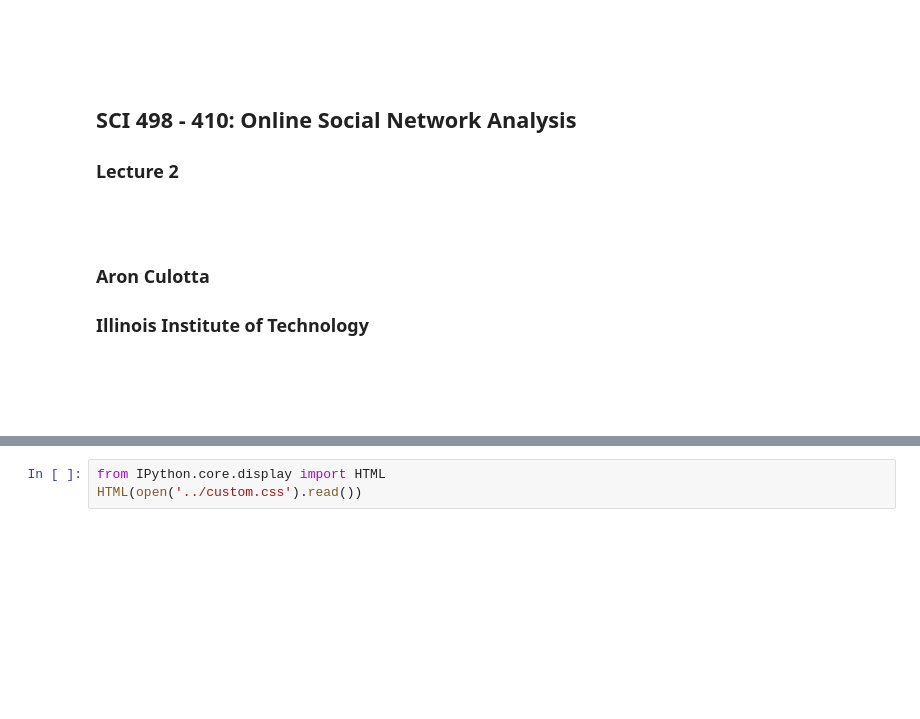
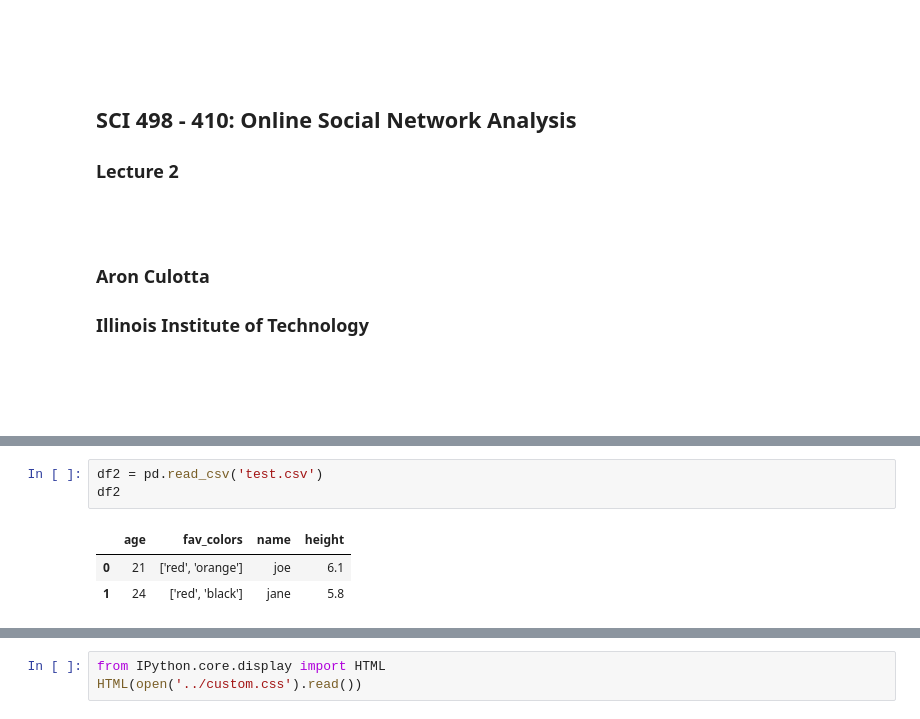
Before and after one commit to tapilab/elevate-osna, a Jupyter notebook: lec/l02/l02.ipynb, the cells around one changed output, grey strips where cells are left out. Drawn from its saved outputs; the diff is of its cells as text; blank space fills up the shorter version.

```diff
--- a/lec/l02/l02.ipynb
+++ b/lec/l02/l02.ipynb
@@ -19,0 +163,7 @@
+# %%
+df2 = pd.read_csv('test.csv')
+df2
+# %% [output]
+|  | age | fav_colors | name | height |
+| 0 | 21 | ['red', 'orange'] | joe | 6.1 |
+| 1 | 24 | ['red', 'black'] | jane | 5.8 |
```
Also changed, not shown: parts of 28 cells of this notebook, 3 other files.
